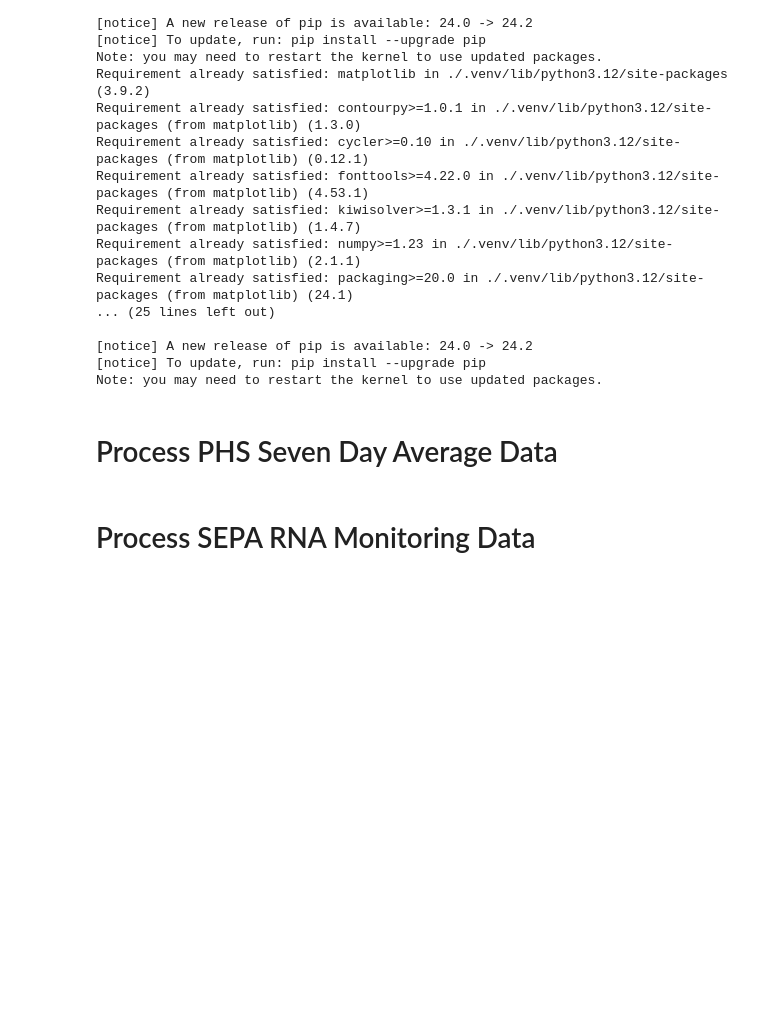
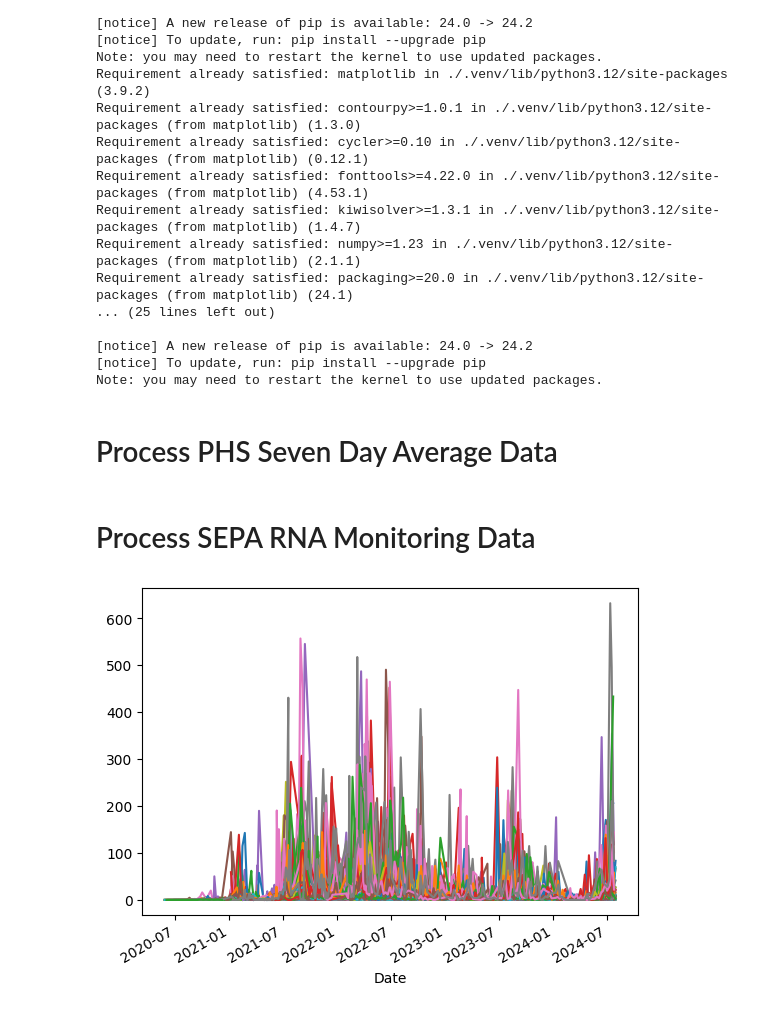
Before and after one commit to wenkokke/COVID-19-Wastewater-Scotland, a Jupyter notebook: WastewaterSevenDayAverageMgc.ipynb, the cells around one changed output. Drawn from its saved outputs; the diff is of its cells as text; code cells hidden in the pictures; blank space fills up the shorter version.

```diff
--- a/WastewaterSevenDayAverageMgc.ipynb
+++ b/WastewaterSevenDayAverageMgc.ipynb
@@ -108,5 +108,7 @@ def parse_population_size(population_size):
 # Add value per person:
 rna_data[VALUE_PER_PERSON] = rna_data[VALUE] / rna_data[POPULATION_SIZE].map(parse_population_size)
 # %%
-# Plot the
-_ = rna_data.groupby(SITE_NAME).apply(lambda df_sn: df_sn.set_index(DATE)[VALUE_PER_1000].plot())
+# Plot the value per person for each monitorint site:
+_ = rna_data.groupby(SITE_NAME).apply(lambda df_sn: df_sn.set_index(DATE)[VALUE_PER_PERSON].plot(), include_groups=False)
+# %% [output]
+[figure, added]
```
